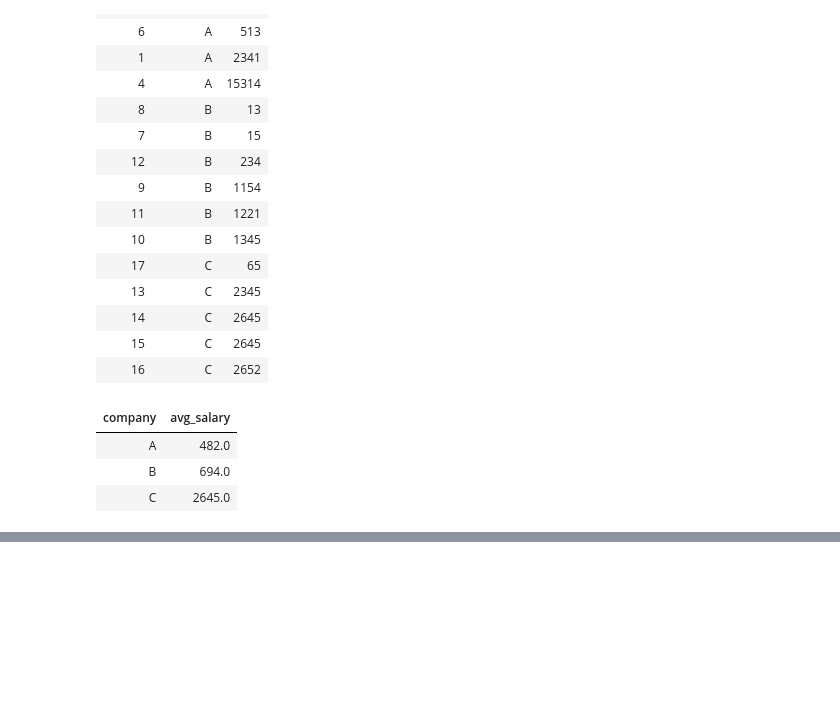
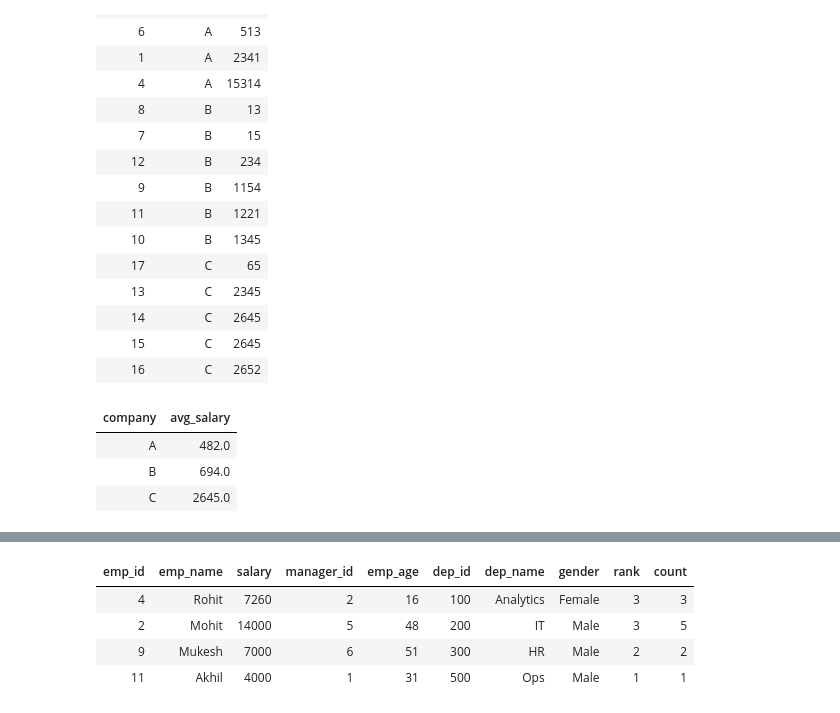
Before and after one commit to Rupam-1/SQL-Pyspark-practise_youtube, a Jupyter notebook: 04. PYSPARK - Part2.ipynb, the cells around one changed output, grey strips where cells are left out. Drawn from its saved outputs; the diff is of its cells as text; code cells hidden in the pictures; blank space fills up the shorter version.

```diff
--- a/04. PYSPARK - Part2.ipynb
+++ b/04. PYSPARK - Part2.ipynb
@@ -2018,0 +2068,26 @@ df.display()
+# %%
+from pyspark.sql.functions import *
+from pyspark.sql.window import Window
+
+df = emp_df.withColumn(
+    "rank",
+    rank().over(Window.partitionBy(col("dep_id"), col("dep_name")).orderBy(desc(col("salary"))))
+).withColumn(
+    "count",
+    count("*").over(Window.partitionBy(col("dep_id"), col("dep_name")))
+# ).filter(
+#     (col("rank") == 3) | (
+#         (col("rank") < 3) & (col("rank") == col("count"))
+#     )
+# )
+).filter(
+    col("rank") == when(col("count") >= 3, 3).otherwise(col("count"))
+)
+
+df.display()
+# %% [output]
+| emp_id | emp_name | salary | manager_id | emp_age | dep_id | dep_name | gender | rank | count |
+| 4 | Rohit | 7260 | 2 | 16 | 100 | Analytics | Female | 3 | 3 |
+| 2 | Mohit | 14000 | 5 | 48 | 200 | IT | Male | 3 | 5 |
+| 9 | Mukesh | 7000 | 6 | 51 | 300 | HR | Male | 2 | 2 |
+| 11 | Akhil | 4000 | 1 | 31 | 500 | Ops | Male | 1 | 1 |
```
Also changed, not shown: parts of 3 cells of this notebook, 1 other file.
